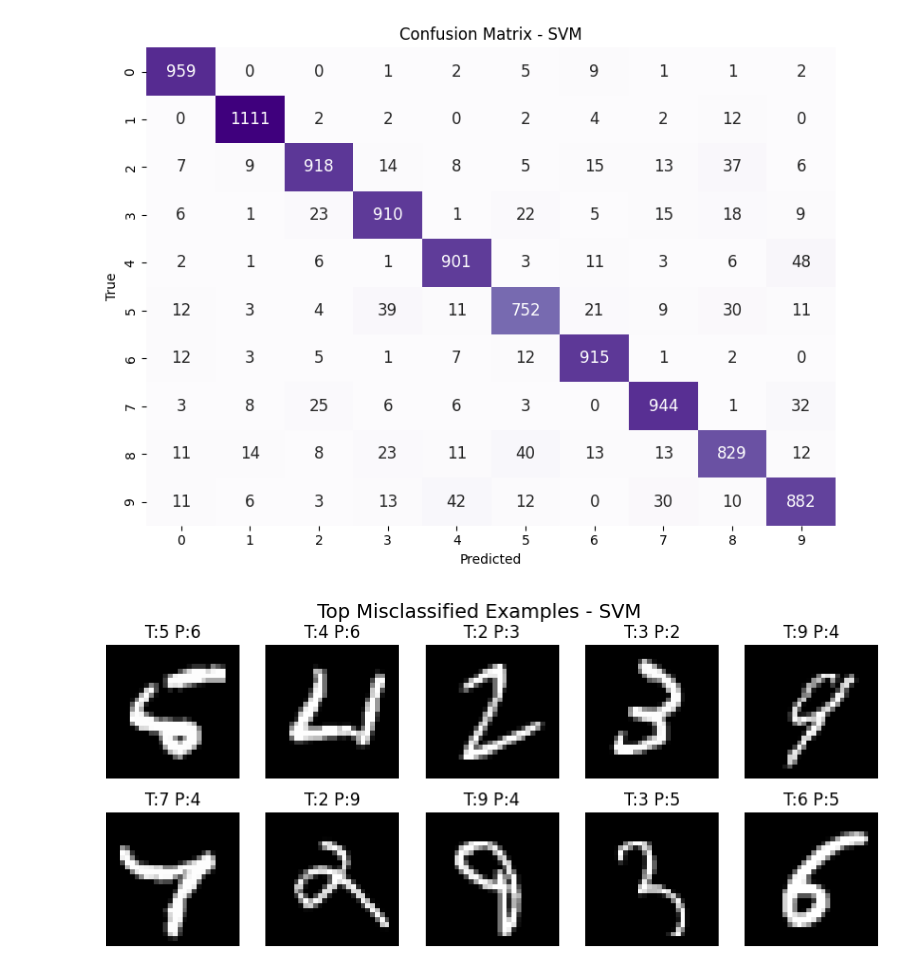
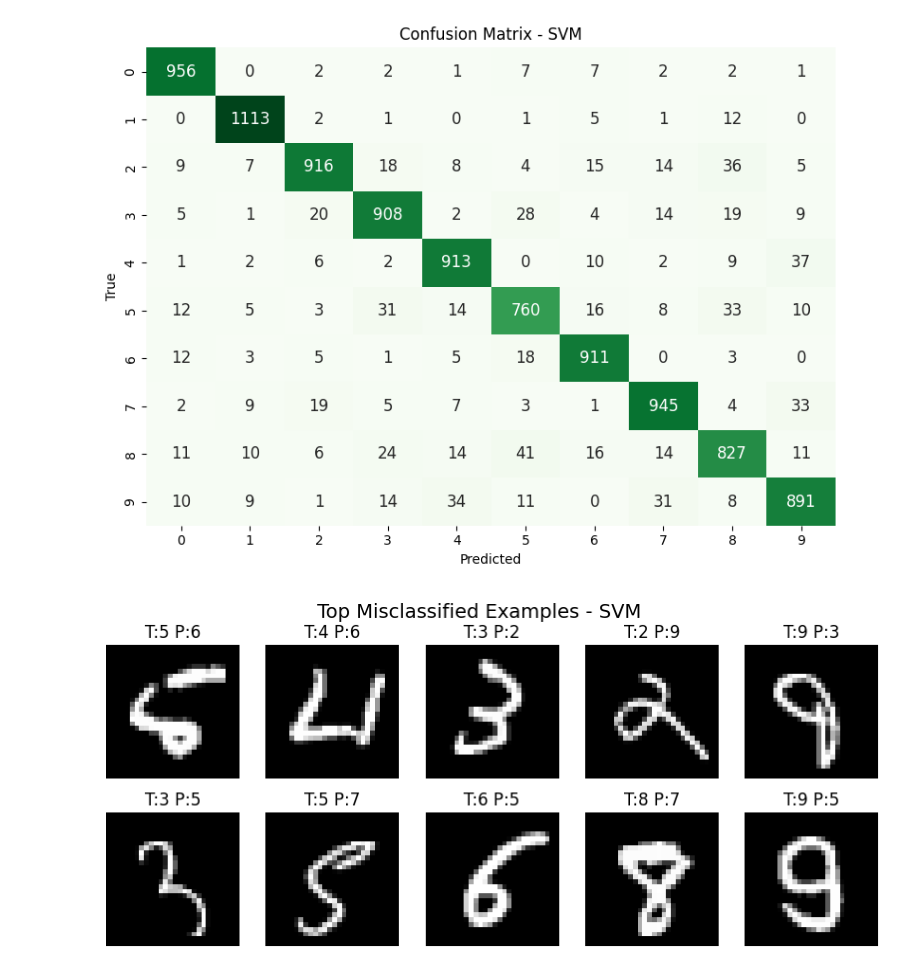
Before and after one commit to sripragnabitra/HandwrittenDigitsRecognition, a Jupyter notebook: notebooks/02_svm.ipynb, the cells around one changed output. Drawn from its saved outputs; the diff is of its cells as text; code cells hidden in the pictures.

```diff
--- a/notebooks/02_svm.ipynb
+++ b/notebooks/02_svm.ipynb
@@ -23,7 +23,7 @@ X_train_sub = X_train_flat[:subset_size]
 y_train_sub = y_train[:subset_size]
 
 #Use PCA and reduce dimensionality
-pca = PCA(n_components=200)
+pca = PCA(n_components=250)
 X_train_pca = pca.fit_transform(X_train_sub)
 X_test_pca = pca.transform(X_test_flat)
 
@@ -51,7 +51,7 @@ print(classification_report(y_test, y_pred_svm))
 # Confusion matrix
 cm_svm = confusion_matrix(y_test, y_pred_svm)
 plt.figure(figsize=(8, 6))
-sns.heatmap(cm_svm, annot=True, fmt="d", cmap="Purples", cbar=False, annot_kws={"size": 12})
+sns.heatmap(cm_svm, annot=True, fmt="d", cmap="Greens", cbar=False, annot_kws={"size": 12})
 plt.xlabel("Predicted")
 plt.ylabel("True")
 plt.title("Confusion Matrix - SVM")
@@ -84,7 +84,7 @@ Project root added to sys.path: d:\Handwritten Digit Recognition
 ... (7 lines left out)
 
     accuracy                           0.91     10000
    macro avg       0.91      0.91      0.91     10000
 weighted avg       0.91      0.91      0.91     10000
-[figure, old version]
+[figure, new version]
-[figure, old version]
+[figure, new version]
```
Also changed, not shown: parts of 1 cell of this notebook, 9 other files.
